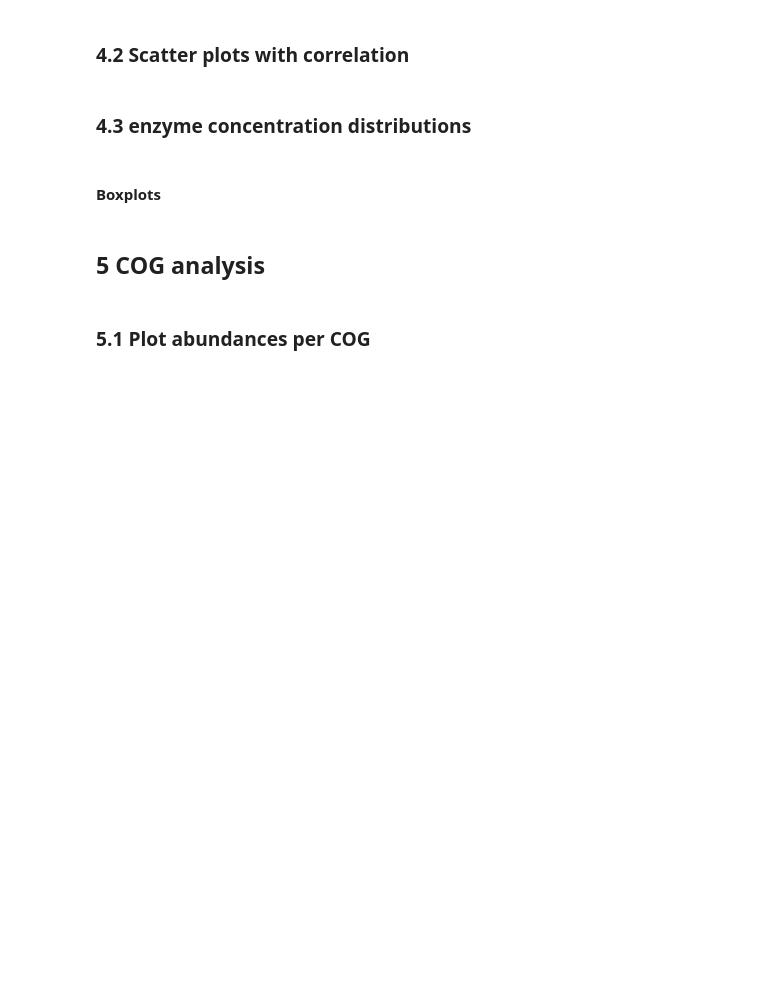
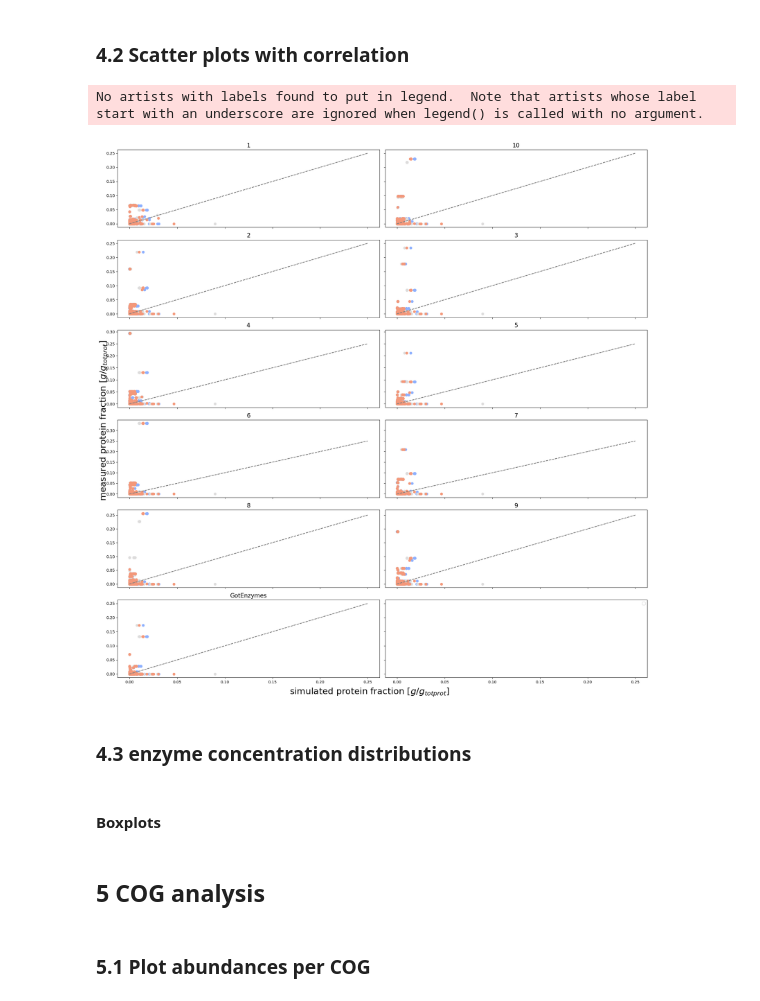
Before and after one commit to iAMB-RWTH-Aachen/PAMparametrizer, a Jupyter notebook: Scripts/i3_analysis/pam_parametrizer_validate_proteomics.ipynb, the cells around one changed output. Saved outputs shown, nothing was run; the diff lists cells and outputs as text; code cells hidden in the pictures; blank space fills up the shorter version.

```diff
--- a/Scripts/i3_analysis/pam_parametrizer_validate_proteomics.ipynb
+++ b/Scripts/i3_analysis/pam_parametrizer_validate_proteomics.ipynb
@@ -426,0 +374,20 @@ Done with setting up the proteome allocation model iML1515
+# %%
+# Store results in a list
+prot_predicted_long_list = []
+
+pamodel = set_up_pam(ORI_PAM_KCAT_FILE, ECOLI_MODEL_FILE_PATH, sensitivity=False)
+
+for model_name, protein_df in proteomics_results.items():
+    print(f"Processing {model_name}...")
+    protein_df = normalize_simulated_protein_concentrations(protein_df,
+                                                            enzyme_db,
+                                                            pamodel.sectors.get_by_id('UnusedEnzymeSector'))
+
+    # Store data for merging later
+    protein_df['model'] = model_name.split(" ")[-1]
+    prot_predicted_long_list.append(protein_df)
+
+# Merge all at once
+prot_predicted_long = pd.concat(prot_predicted_long_list, ignore_index=True)
+
+prot_predicted_long
@@ -427,7 +425,6 @@ Done with setting up the proteome allocation model iML1515
 # %% [markdown]
 ### 3.3 combine the protein concentrations
 # %%
-all_proteins_long = pd.merge(prot_predicted_long, proteome_glc_long,
-                             left_on=['method', 'enzyme_id'],
-                             right_on = ['experiment', 'enzyme_id'], how = 'inner')
+all_proteins_long = pd.merge(prot_predicted_long, proteome_glc_long.rename({'experiment': 'method'}, axis = 1),
+                             on=['method', 'enzyme_id'], how = 'inner')
 all_proteins_long
@@ -445,30 +472,39 @@ for model in proteomics_results.keys():
 # %% [markdown]
 ### 4.2 Scatter plots with correlation
 # %%
-models = proteomics_results.keys()
+models = all_proteins_long.model.drop_duplicates()
 model_colors = sns.color_palette("coolwarm", n_colors=len(models))
-cmap = dict(zip(models, model_colors))
+methods = all_proteins_long.method.drop_duplicates()
+methods_colors = sns.color_palette("coolwarm", n_colors=len(methods))
+cmap = dict(zip(methods, methods_colors))
 fontsize=15
 
-fig, axs = plt.subplots(nrows = int(np.ceil(len(models)/2)), ncols = 2, sharey='row', sharex='col', figsize = (20,20))
+fig, axs = plt.subplots(nrows = int(np.ceil(len(models)/2)),
+                        ncols = 2, sharey='row', sharex='col',
+                        figsize = (20,20))
 axs = axs.flatten()
 
-for ax, col_name, label in zip(axs,col_names, models):
-    ax.plot([0,0.25], [0,0.25], linestyle = 'dashed', color='grey')
-    ax.scatter(all_proteins_long['fraction'],all_proteins_long[col_name], color = cmap[label])
-    ax.set_title(label, fontsize = fontsize)
+for ax, group in zip(axs, all_proteins_long.groupby(['model'])):
+    label, df = group[0], group[1]
+    for method, method_df in df.groupby('method'):
+        ax.plot([0,0.25], [0,0.25], linestyle = 'dashed', color='grey')
+        ax.scatter(method_df['fraction'],method_df['normalized_fraction'], color = cmap[method])
+        ax.set_title(label, fontsize = fontsize)
 
 
 # Remove any unused subplots
 for j in range(len(models)+1, len(axs)):
     fig.delaxes(axs[j])
 
 fig.supxlabel(r'simulated protein fraction [$g/g_{totprot}$]', fontsize = fontsize*1.5)
 fig.supylabel(r'measured protein fraction [$g/g_{totprot}$]', fontsize = fontsize*1.5)
 plt.legend()
 
 plt.tight_layout()
 plt.show()
+# %% [output]
+No artists with labels found to put in legend.  Note that artists whose label start with an underscore are ignored when legend() is called with no argument.
+[figure, added]
 # %% [markdown]
 ### 4.3 enzyme concentration distributions
 # %%
```
Also changed, not shown: parts of 12 cells of this notebook, 1 other file.
